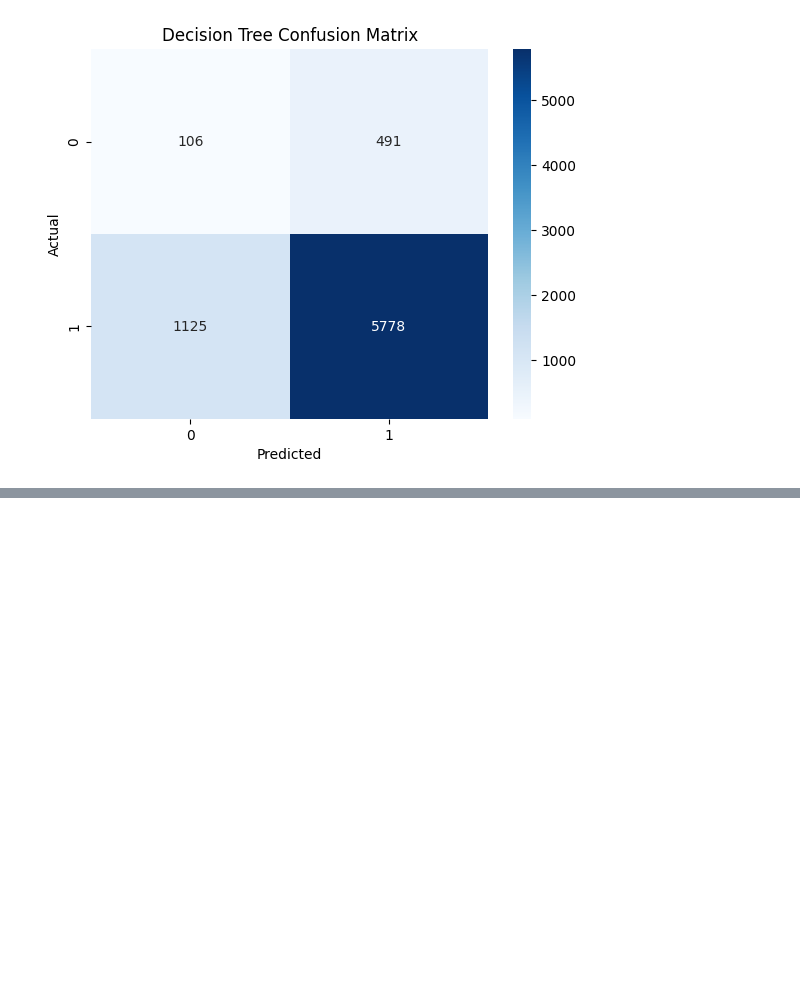
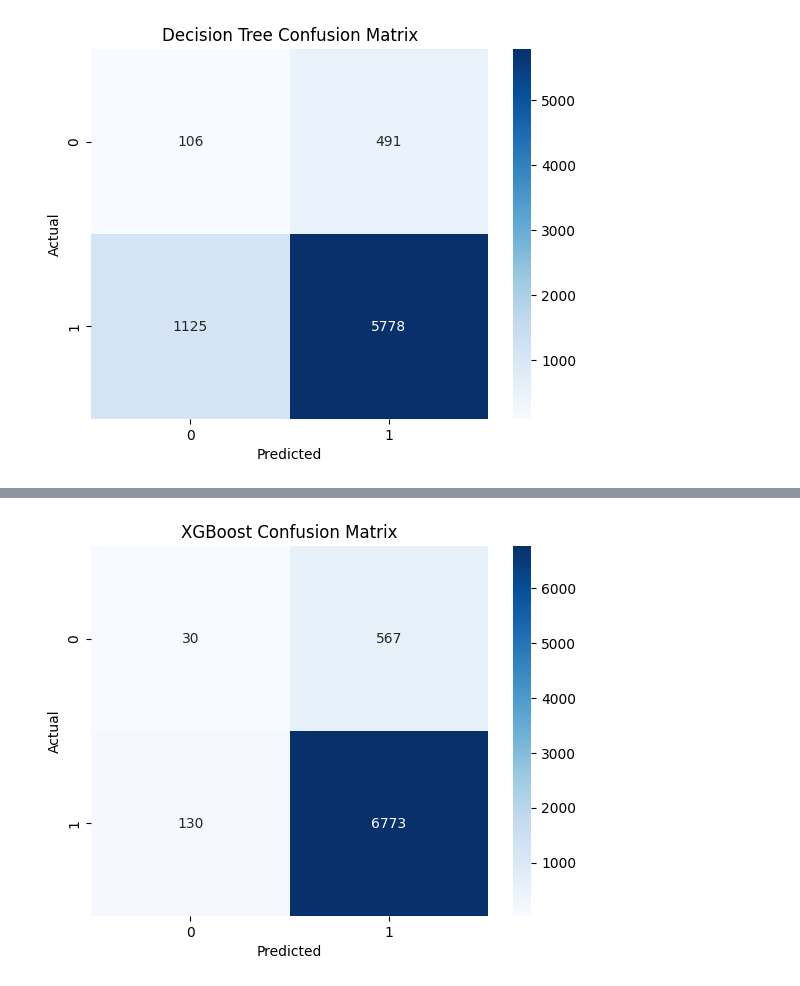
Before and after one commit to samifahim07/PsychWell-Predictive-Modeling, a Jupyter notebook: mental_health.ipynb, the cells around one changed output, grey strips where cells are left out. Saved outputs shown, nothing was run; the diff lists cells and outputs as text; code cells hidden in the pictures; blank space fills up the shorter version.

```diff
--- a/mental_health.ipynb
+++ b/mental_health.ipynb
@@ -669,3 +669,78 @@ Classification Report :
    macro avg       0.50      0.51      0.50      7500
 weighted avg       0.86      0.78      0.82      7500
 [figure]
+# %%
+# XGBoost
+xgb = XGBClassifier(
+    random_state=42,
+    eval_metric='logloss'
+)
+
+# Hyperparameters
+param_grid = {
+    'n_estimators': [100, 200, 300, 500, 700],
+    'max_depth': [3, 5, 7, 9, 12],
+    'learning_rate': [0.01, 0.03, 0.05, 0.1, 0.2],
+    'subsample': [0.6, 0.7, 0.8, 0.9, 1.0],
+    'colsample_bytree': [0.6, 0.7, 0.8, 0.9, 1.0],
+    'min_child_weight': [1, 3, 5, 7, 10],
+    'gamma': [0, 0.1, 0.3, 0.5, 1],
+    'reg_alpha': [0, 0.01, 0.1, 1],
+    'reg_lambda': [0.1, 1, 5, 10]
+}
+
+# Hyperparameter Tuning
+xgb_random = RandomizedSearchCV(
+    estimator=xgb,
+    param_distributions=param_grid,
+    n_iter=40,
+    cv=3,
+    scoring='accuracy',
+    random_state=42,
+    n_jobs=-1,
+    verbose=1
+)
+
+xgb_random.fit(xtrain, ytrain)
+
+# Best Parameters
+print("Best Parameters:")
+print(xgb_random.best_params_)
+
+print("\nBest CV Score:")
+print(xgb_random.best_score_ * 100)
+
+# Best XGBoost Model
+model_1_xgb = xgb_random.best_estimator_
+
+# Training Score
+print("\n Training Score:",
+      model_1_xgb.score(xtrain, ytrain) * 100)
+
+# Testing Score
+print(" Testing Score:",
+      model_1_xgb.score(xtest, ytest) * 100)
+
+# Prediction
+y_pred_xgb = model_1_xgb.predict(xtest)
+
+# Accuracy
+ac_score_xgb = accuracy_score(ytest, y_pred_xgb)
+print("\nAccuracy Score :",
+      ac_score_xgb * 100)
+
+# Classification Report
+class_rep_xgb = classification_report(ytest, y_pred_xgb)
+print("\nClassification Report :\n",
+      class_rep_xgb)
+
+# Confusion Matrix
+con_max_xgb = confusion_matrix(ytest, y_pred_xgb)
+
+sns.heatmap(con_max_xgb, annot=True, fmt='d', cmap="Blues")
+
+plt.title("XGBoost Confusion Matrix")
+plt.xlabel("Predicted")
+plt.ylabel("Actual")
+plt.show()
+# %% [output]
@@ -671,0 +764 @@ weighted avg       0.86      0.78      0.82      7500
+[figure, added]
```
Also changed, not shown: parts of 1 cell of this notebook.
